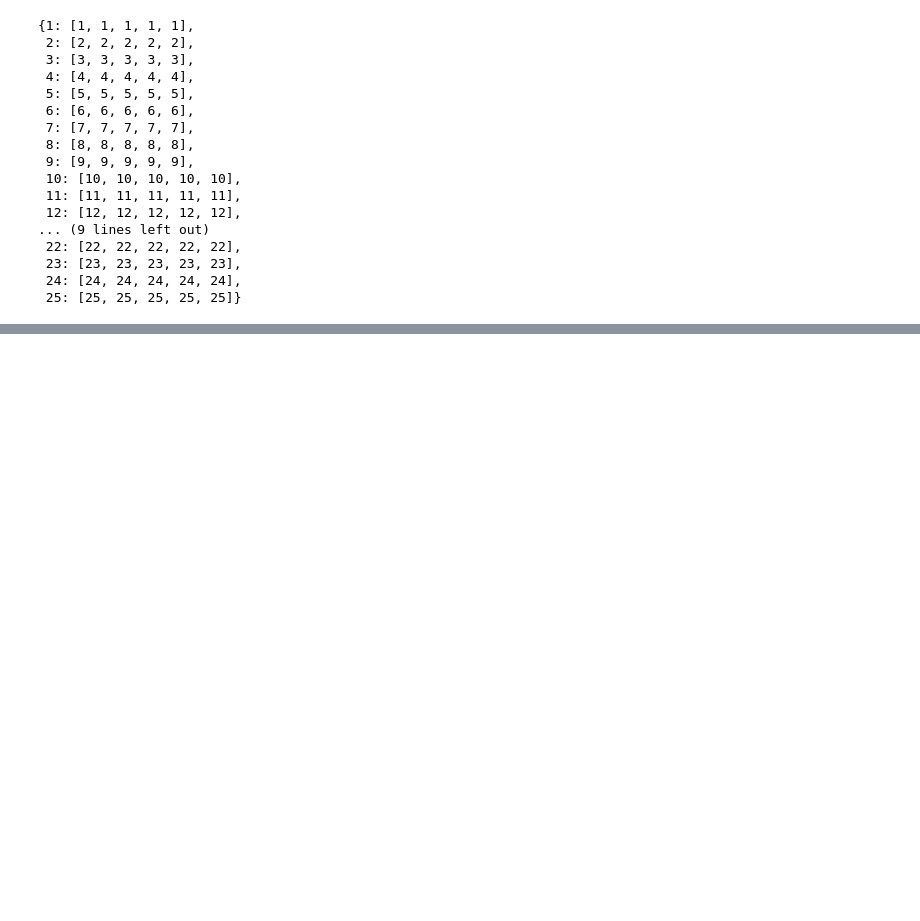
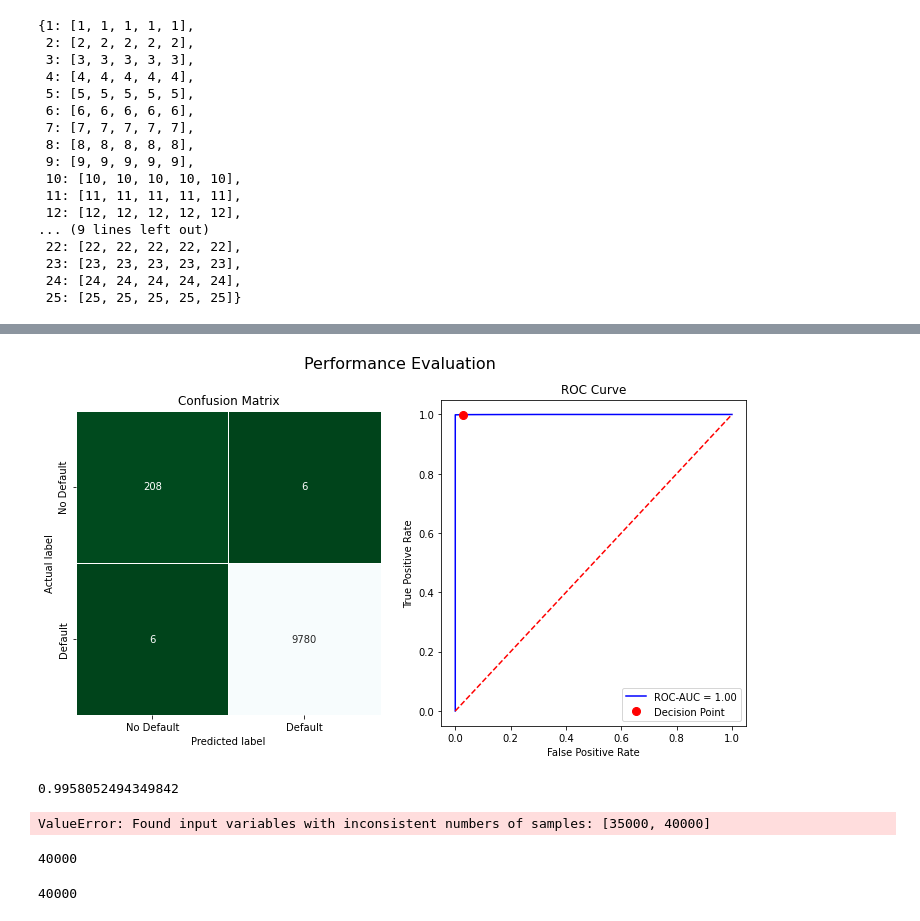
Before and after one commit to EL-CR3ZPO/Seminario_9273, a Jupyter notebook: Tarea 2/Tarea 2.ipynb, the cells around one changed output, grey strips where cells are left out. Cells and saved outputs as stored; diff of their text form; code cells hidden in the pictures; blank space fills up the shorter version.

```diff
--- a/Tarea 2/Tarea 2.ipynb
+++ b/Tarea 2/Tarea 2.ipynb
@@ -933,0 +934,36 @@ show()
+# %%
+clasificador=classifier_gs.best_params_['classifier__criterion']
+profundidad=classifier_gs.best_params_['classifier__max_depth']
+minimoDeHojas=classifier_gs.best_params_['classifier__min_samples_leaf']
+# %%
+reg_tree = DecisionTreeClassifier(criterion=clasificador,
+                                          max_depth=profundidad,
+                                          min_samples_leaf=minimoDeHojas,
+                                          random_state=42)
+tree_pipeline = Pipeline(steps=[('preprocessor', preprocessor),('classifier', reg_tree)])
+# %%
+tree_pipeline.fit(X_train, y_train)
+
+tree_perf = performance_evaluation_report(tree_pipeline, X_test,
+                                          y_test, labels=LABELS,
+                                          show_plot=True)
+# %% [output]
+[figure, added]
+# %%
+mean(cross_validate(tree_pipeline, X_train, y_train, cv=k_fold,
+                           scoring=['accuracy', 'precision', 'recall','roc_auc'])['test_roc_auc'])
+# %% [output]
+0.9958052494349842
+# %%
+cross_validate(model, X_woe_train, y_train, cv=k_fold,
+                           scoring=['accuracy', 'precision', 'recall','roc_auc'])
+# %% [output]
+ValueError: Found input variables with inconsistent numbers of samples: [35000, 40000]
+# %%
+len(X_woe_train)
+# %% [output]
+40000
+# %%
+len(y_train)
+# %% [output]
+40000
```
Also changed, not shown: parts of 12 cells of this notebook.
